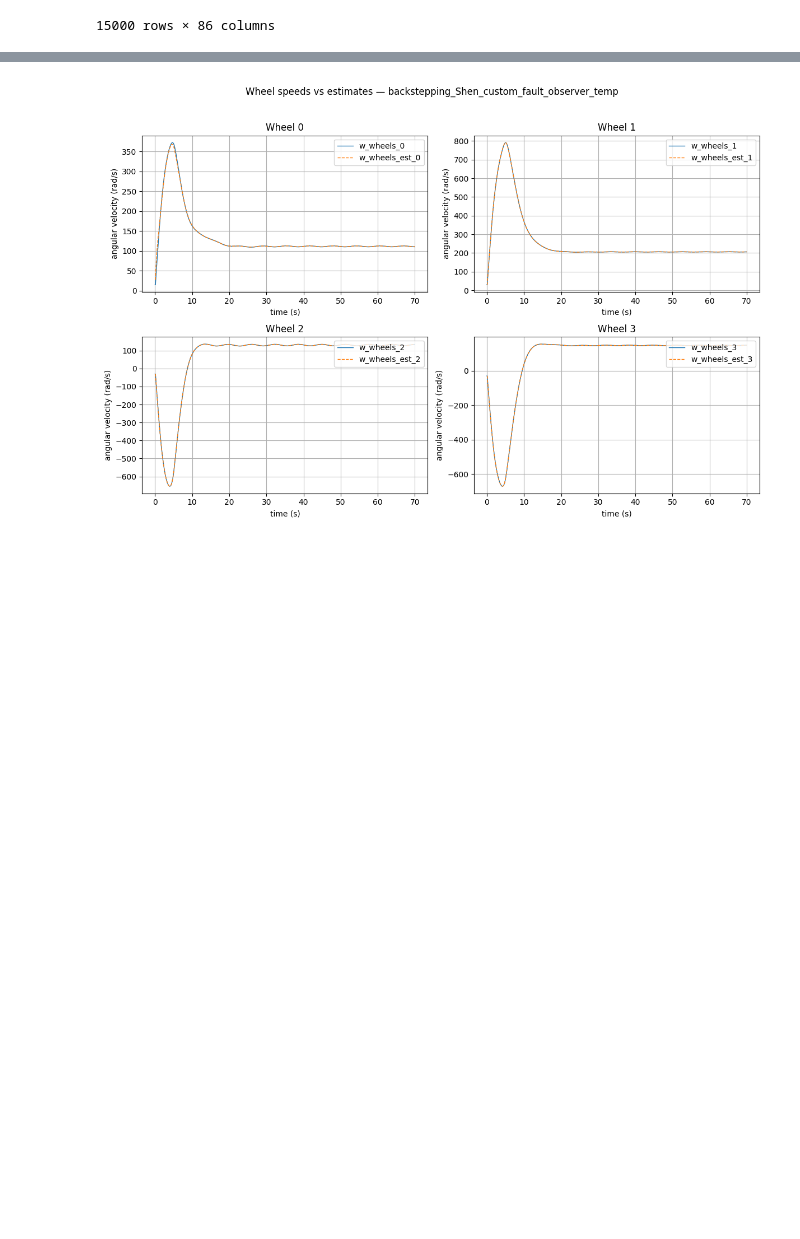
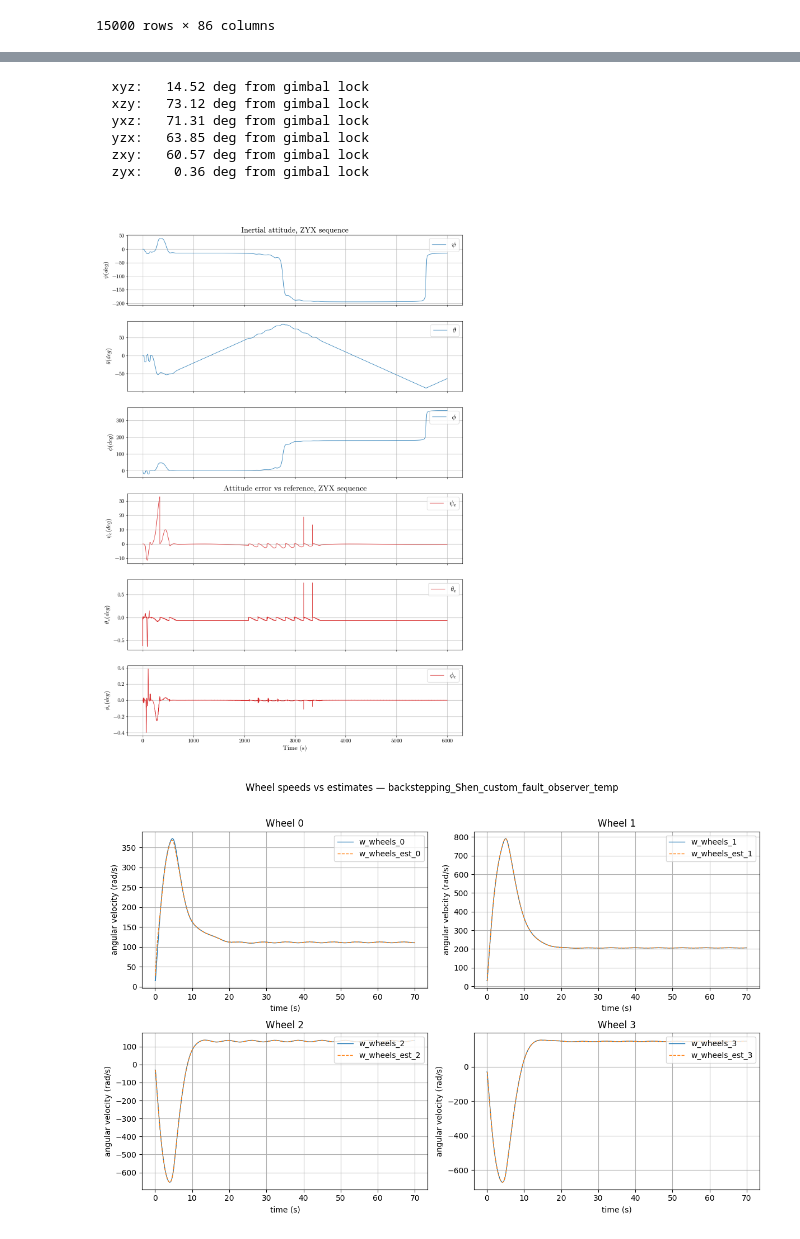
Before and after one commit to jacquesstellies/satellite-sim, a Jupyter notebook: plot_viewer.ipynb, the cells around one changed output, grey strips where cells are left out. Drawn from its saved outputs; the diff is of its cells as text; code cells hidden in the pictures; blank space fills up the shorter version.

```diff
--- a/plot_viewer.ipynb
+++ b/plot_viewer.ipynb
@@ -44,3 +151,77 @@ df = pd.read_csv(f"{ROOT_DIR}/{folder_path}/{log_name}_log.csv")
+# %%
+# Plot Euler angles without hitting gimbal lock.
+#
+# The logged 3-2-1 set (e321_sat_*) is singular at pitch = +-90 deg. Over a
+# nadir-tracking pass the body turns a full revolution about the orbit normal,
+# so zyx pitch rides right on +-90 and yaw/roll flip by 180 deg -- that sawtooth
+# is the chart breaking down, not real motion. Two ways out, both plotted below:
+#   left:  keep the inertial attitude but pick a sequence that puts the large
+#          rotation in an OUTER slot, so the middle angle (the one that locks)
+#          stays small; then unwrap to kill the +-180 branch cuts.
+#   right: plot the attitude relative to the reference frame, where all three
+#          angles stay near zero and no chart is anywhere near singular.
+from scipy.spatial.transform import Rotation
+
+
+def euler_deg(r, seq):
+    """Euler angles in deg, phase-unwrapped so there are no +-180 jumps."""
+    return np.degrees(np.unwrap(r.as_euler(seq), axis=0))
+
+
+def gimbal_margin(r, seq):
+    """Smallest distance (deg) between the middle angle and its singular value."""
+    mid = np.degrees(r.as_euler(seq)[:, 1])
+    if seq[0] == seq[2]:                        # proper Euler: singular at 0 / 180
+        return min(np.abs(mid).min(), np.abs(np.abs(mid) - 180).min())
+    return (90 - np.abs(mid)).min()             # Tait-Bryan: singular at +-90
+
+
+# q_sat holds the passive q_BI, so .inv() gives the attitude matrix T_BI (same
+# convention as simulation.py).
+r_sat = Rotation.from_quat(df[['q_sat_x', 'q_sat_y', 'q_sat_z', 'q_sat_w']].to_numpy()).inv()
+r_err = Rotation.from_quat(df[['q_sat_error_x', 'q_sat_error_y',
+                               'q_sat_error_z', 'q_sat_error_w']].to_numpy())
+
+seqs = ['xyz', 'xzy', 'yxz', 'yzx', 'zxy', 'zyx']
+for s in seqs:
+    print(f'  {s}: {gimbal_margin(r_sat, s):7.2f} deg from gimbal lock')
+# seq = max(seqs, key=lambda s: gimbal_margin(r_sat, s))
+# print(f'using {seq} ({gimbal_margin(r_sat, seq):.1f} deg margin), '
+#       f'vs zyx at {gimbal_margin(r_sat, "zyx"):.1f} deg')
+seq = 'zyx'  # zyx is the one used in the log, so keep it for the error plot
+
+e_sat = euler_deg(r_sat, seq)
+e_err = euler_deg(r_err, seq)
+
+fig, axs = plt.subplots(6, 1, figsize=(12, 18), sharex=True)
+for i in range(3):
+    axs[i].plot(df['time'], e_sat[:, i], linewidth=1, color='tab:blue')
+    axs[i].set_ylabel(f'${[r"\psi", r"\theta", r"\phi"][i]} (deg)$')
+    axs[i].legend([f'${[r"\psi", r"\theta", r"\phi"][i]}$'], loc='upper right')
+    axs[i].grid(True)
+for i in range(3):
+    axs[i + 3].plot(df['time'], e_err[:, i], linewidth=1, color='tab:red')
+    axs[i + 3].set_ylabel(f'${[r"\psi", r"\theta", r"\phi"][i]}_e (deg)$')
+    axs[i + 3].legend([f'${[r"\psi", r"\theta", r"\phi"][i]}_e$'], loc='upper right')
+    axs[i + 3].grid(True)
+axs[0].set_title(f'Inertial attitude, {seq.upper()} sequence')
+axs[3].set_title(f'Attitude error vs reference, {seq.upper()} sequence')
+axs[-1].set_xlabel('Time (s)')
+
+# fig.suptitle(f'Euler angles - {log_name}')
+plt.tight_layout(rect=[0, 0, 1, 0.96])
+filename = os.path.abspath(f"{output_dir}/graphs/{log_name}_e321_vs_error_split.png")
+plt.savefig(os.path.abspath(f"{output_dir}/graphs/{log_name}_e321_vs_error_split.png"), bbox_inches='tight')
+os.system(f"cp {filename} {os.path.abspath('/mnt/c/Users/jstoo/repos/masters/thesis-doc/chapter_4/')}")
+plt.show()
+# %% [output]
+  xyz:   14.52 deg from gimbal lock
+  xzy:   73.12 deg from gimbal lock
+  yxz:   71.31 deg from gimbal lock
+  yzx:   63.85 deg from gimbal lock
+  zxy:   60.57 deg from gimbal lock
+  zyx:    0.36 deg from gimbal lock
+[figure, added]
 # %%
 # plot actual vs estimated wheel speeds for all 4 wheels
 fig, axs = plt.subplots(2, 2, figsize=(12, 8))
```
Also changed, not shown: parts of 9 cells of this notebook, 2 other files.
